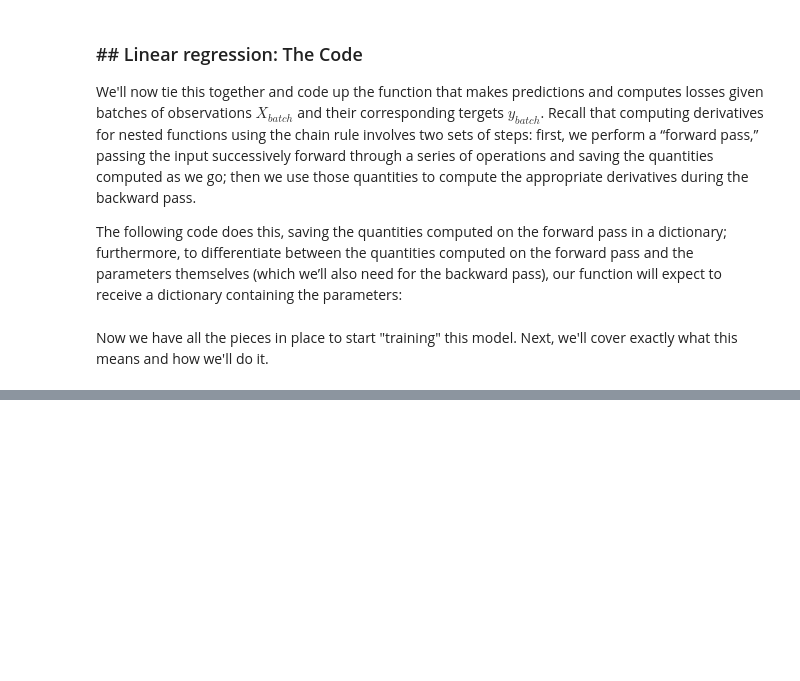
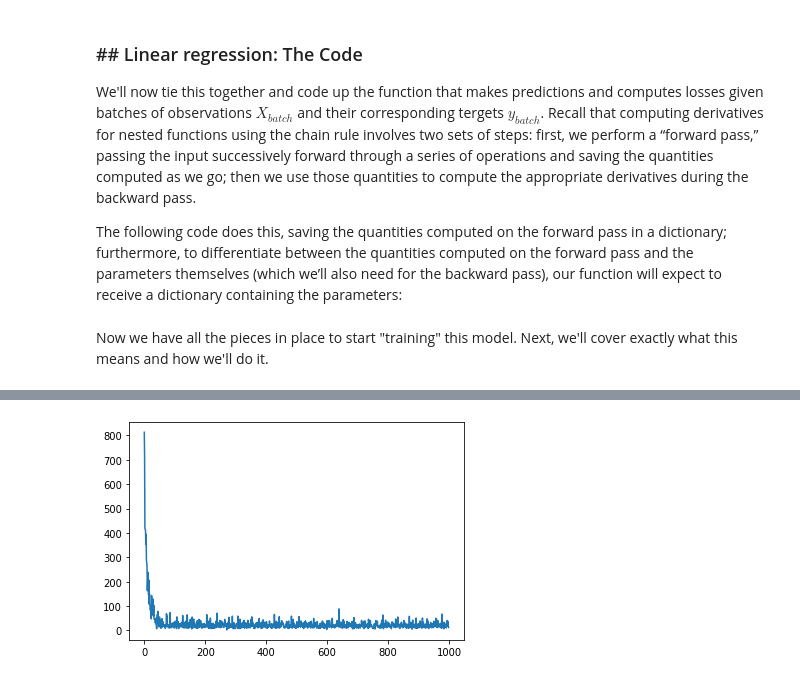
Before and after one commit to taufikfathurahman/Deep-Learning-from-Scratch, a Jupyter notebook: Chapter 2. Fundamentals.ipynb, the cells around one changed output, grey strips where cells are left out. Drawn from its saved outputs; the diff is of its cells as text; code cells hidden in the pictures; blank space fills up the shorter version.

Commit message:
Chapter 2 - Train the Model

```diff
--- a/Chapter 2. Fundamentals.ipynb
+++ b/Chapter 2. Fundamentals.ipynb
@@ -245,0 +537,22 @@ Now we have all the pieces in place to start "training" this model. Next, we'll
+# %%
+data = boston.data
+target = boston.target
+features = boston.feature_names
+# %%
+s = StandardScaler()
+data = s.fit_transform(data)
+# %%
+X_train, X_test, y_train, y_test = train_test_split(data, target, test_size=0.3, random_state=80718)
+
+y_train, y_test = y_train.reshape(-1, 1), y_test.reshape(-1, 1)
+# %%
+train_info = train(X_train, y_train,
+                   n_iter = 1000,
+                   learning_rate = 0.001,
+                   batch_size=23,
+                   return_losses=True,
+                   return_weights=True,
+                   seed=180708)
+
+losses = train_info[0]
+weights = train_info[1]
@@ -245,0 +561,4 @@ Now we have all the pieces in place to start "training" this model. Next, we'll
+# %%
+plt.plot(list(range(1000)), losses);
+# %% [output]
+[figure, added]
```
Also changed, not shown: parts of 24 cells of this notebook.
